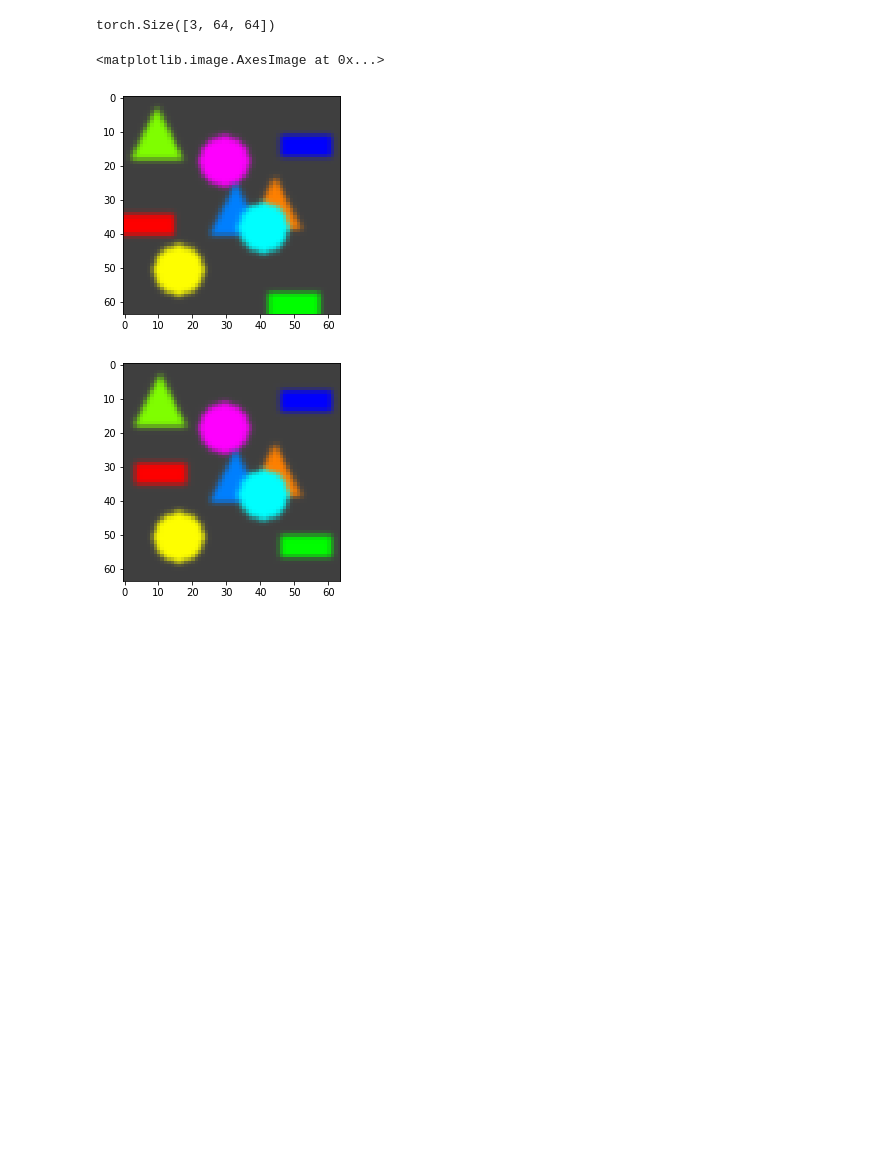
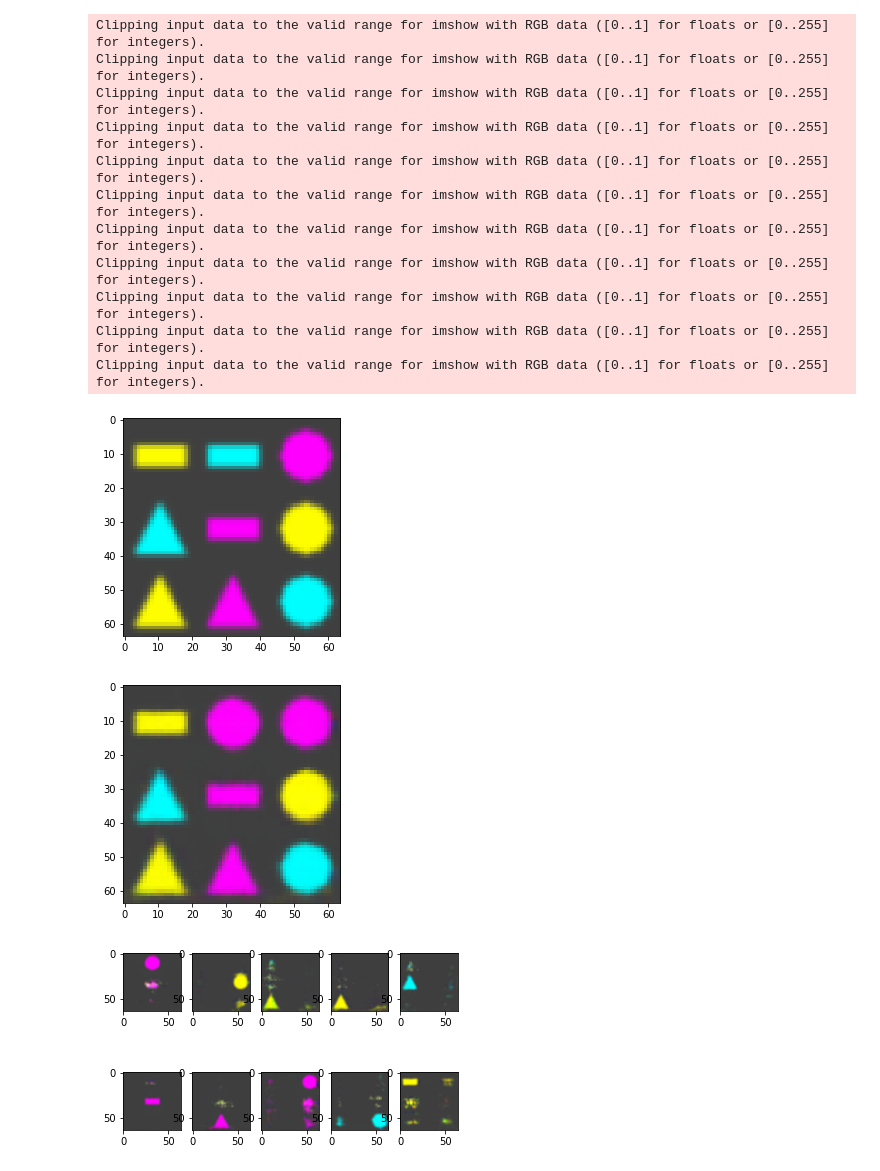
Before and after one commit to m4dcheese/latplan, a Jupyter notebook: state_ae/investigate.ipynb, the cells around one changed output. Saved outputs shown, nothing was run; the diff lists cells and outputs as text; code cells hidden in the pictures; blank space fills up the shorter version.

```diff
--- a/state_ae/investigate.ipynb
+++ b/state_ae/investigate.ipynb
@@ -26,19 +47,26 @@ import matplotlib.pyplot as plt
 import torch
 import numpy as np
 import cv2 as cv
-loader = get_loader(total_samples=2, dataset="color_shapes", deletions=5, blur=1)
+from parameters import parameters
+loader = get_loader(total_samples=2, dataset="color_shapes", deletions=0)
 iter, x = list(enumerate(loader))[0]
 # x = x.to(torch.device("cuda"))
 # x = x[0].permute((0,2,3,1))
 model.eval()
-recon_combined, recons, masks, slots = model.forward(x[0], 100)
-print(x[0].shape)
+model.module.discretize = True
+if model.module.discretize:
+    recon_combined, recons, masks, slots, logits, discrete = model.forward(x[0], 1000)
+else:
+    recon_combined, recons, masks, slots = model.forward(x[0], 1000)
 plt.imshow(x[0][0].permute(1,2,0).cpu().detach().numpy())
 plt.figure()
 #plt.imshow(x.cpu().detach().numpy()[1])
 plt.imshow(recon_combined[0].permute(1,2,0).cpu().detach().numpy())
-from torchviz import make_dot
-graph = make_dot(recon_combined[0])
-graph.save("test")
+fig, axes = plt.subplots(2, 5)
+for i, ax in enumerate(axes.flat):
+    ax.imshow(recons[0][i].permute(1,2,0).cpu().detach().numpy())
+fig, axes = plt.subplots(2, 5)
+for i, ax in enumerate(axes.flat):
+    ax.imshow(masks[0][i].permute(1,2,0).cpu().detach().numpy(), cmap="Greys")
 # %% [output]
 Clipping input data to the valid range for imshow with RGB data ([0..1] for floats or [0..255] for integers).
@@ -69,18 +87,52 @@ OrderedDict([('slots_mu',
 # %%
 %matplotlib inline
 from data import get_loader
 import matplotlib.pyplot as plt
 import torch
 import numpy as np
+import cv2 as cv
 from parameters import parameters
-loader = get_loader(total_samples=2, dataset="color_shapes", deletions=parameters.deletions, image_size=parameters.image_size)
-iter, x = list(enumerate(loader))[0]
-print(x[0][0].shape)
+# loader = get_loader(total_samples=2, dataset="color_shapes", deletions=0)
+# iter, x = list(enumerate(loader))[0]
+# x = x.to(torch.device("cuda"))
+# x = x[0].permute((0,2,3,1))
+model.eval()
+model.module.discretize = True
+
+custom_discrete = discrete.clone()
+
+change_indices = [0,1]
+slot_id = 0
+for ci in change_indices:
+    custom_discrete[slot_id, ci*2] = 1 - custom_discrete[slot_id, ci*2]
+    custom_discrete[slot_id, ci*2 + 1] = 1 - custom_discrete[slot_id, ci*2 + 1]
+
+if model.module.discretize:
+    recon_combined, recons, masks, slots, logits, d = model.forward(x[0], 1000, discrete=custom_discrete)
+else:
+    recon_combined, recons, masks, slots = model.forward(x[0], 1000)
 plt.imshow(x[0][0].permute(1,2,0).cpu().detach().numpy())
 plt.figure()
-plt.imshow(x[1][0].permute(1,2,0).cpu().detach().numpy())
+#plt.imshow(x.cpu().detach().numpy()[1])
+plt.imshow(recon_combined[0].permute(1,2,0).cpu().detach().numpy())
+fig, axes = plt.subplots(2, 5)
+for i, ax in enumerate(axes.flat):
+    ax.imshow(recons[0][i].permute(1,2,0).cpu().detach().numpy())
+fig, axes = plt.subplots(2, 5)
+for i, ax in enumerate(axes.flat):
+    ax.imshow(masks[0][i].permute(1,2,0).cpu().detach().numpy(), cmap="Greys")
 # %% [output]
-torch.Size([3, 64, 64])
+Clipping input data to the valid range for imshow with RGB data ([0..1] for floats or [0..255] for integers).
+Clipping input data to the valid range for imshow with RGB data ([0..1] for floats or [0..255] for integers).
+Clipping input data to the valid range for imshow with RGB data ([0..1] for floats or [0..255] for integers).
+Clipping input data to the valid range for imshow with RGB data ([0..1] for floats or [0..255] for integers).
+Clipping input data to the valid range for imshow with RGB data ([0..1] for floats or [0..255] for integers).
+Clipping input data to the valid range for imshow with RGB data ([0..1] for floats or [0..255] for integers).
+Clipping input data to the valid range for imshow with RGB data ([0..1] for floats or [0..255] for integers).
+Clipping input data to the valid range for imshow with RGB data ([0..1] for floats or [0..255] for integers).
+Clipping input data to the valid range for imshow with RGB data ([0..1] for floats or [0..255] for integers).
+Clipping input data to the valid range for imshow with RGB data ([0..1] for floats or [0..255] for integers).
+Clipping input data to the valid range for imshow with RGB data ([0..1] for floats or [0..255] for integers).
-<matplotlib.image.AxesImage at 0x...>
-[figure, old version]
+[figure, new version]
-[figure, old version]
+[figure, new version]
+[figure, added]
```
Also changed, not shown: parts of 9 cells of this notebook, 15 other files.
